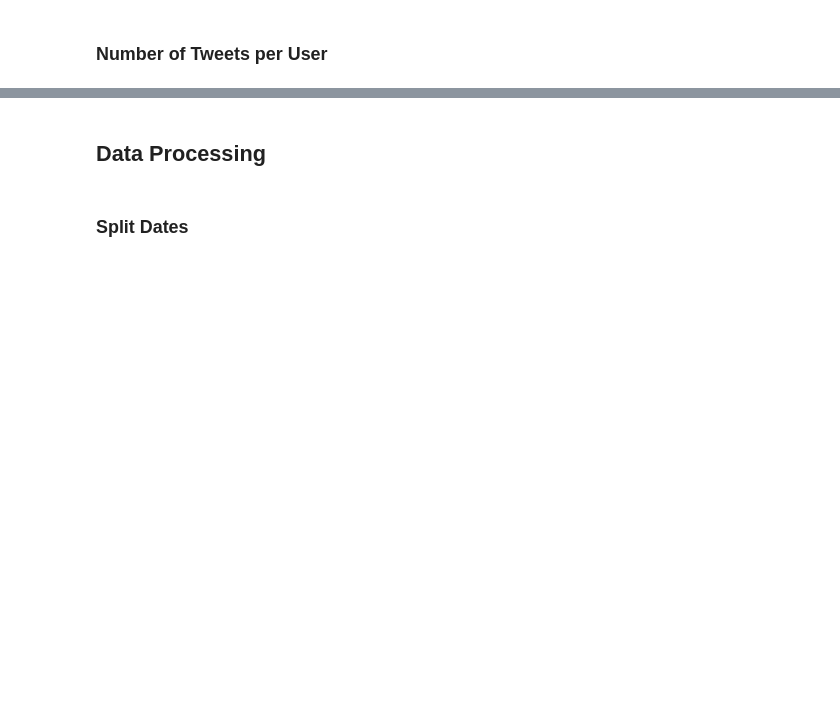
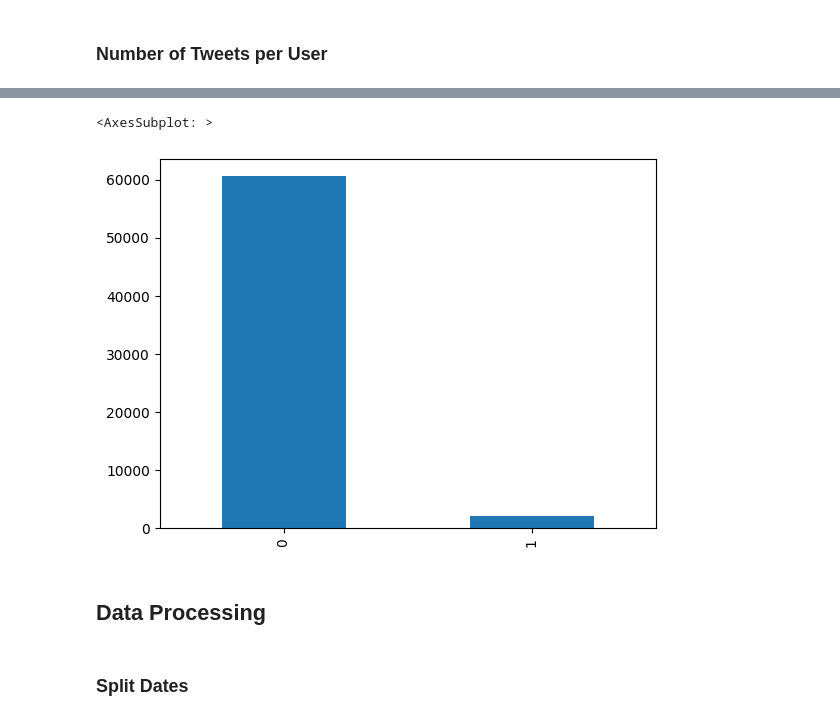
Before and after one commit to mrnz14/ItalyTwitterGenderViolence, a Jupyter notebook: research.ipynb, the cells around one changed output, grey strips where cells are left out. Cells and saved outputs as stored; diff of their text form; code cells hidden in the pictures; blank space fills up the shorter version.

```diff
--- a/research.ipynb
+++ b/research.ipynb
@@ -212,3 +197,31 @@ plt.show()
+# %%
+usernames = [
+    "@repubblica", "@LaStampa", "@Corriere", "@ilmessaggeroit", "@ilgiornale", "@fattoquotidiano",
+    "@TV2000it", "@SkyTG24", "@Tg3web", "@MediasetTgcom24", "@tg2rai", "@TgLa7",
+    "@Radio1Rai", "@rtl1025", "@RaiNews", "@RadioVoceVicina", "@RADIOBRUNO1", "@RadioCapital_fm",
+    "@fanpage", "@globalistIT", "@Agenzia_Ansa", "@LaPresse_news", "@direpuntoit", "@Adnkronos",
+    "@VanityFairIt", "@361_magazine", "@InsertoMagazine",
+    "@giallolorca", "@genderedform", "@GQ_Italia", "@Internazionale",
+    "@fisco24_info", "@bizcommunityit", "@magzinemag",
+    "@Noviolenzadonne", "@NonunadimenoF", "@amnestyitalia",
+    "@bizcommunityit", "@AgenPolitica", "@Femminicidio",
+    "@Movimento5Stelle", "@leganord", "@ForzaItalia", "@DemocraziaAtea"
+]
+
+# usernames_2 =
+# %%
+def is_in_list(x, lis):
+    if x in lis:
+        return 1
+    else:
+        return 0
+# %%
+df['is_institution'] = df['username'].apply(lambda x: is_in_list(x, usernames))
+# %%
+df['is_institution'].value_counts().plot(kind = 'bar')
+# %% [output]
+<AxesSubplot: >
+[figure, added]
 # %% [markdown]
 ## Data Processing
 # %% [markdown]
```
Also changed, not shown: parts of 50 cells of this notebook, 3 other files.
